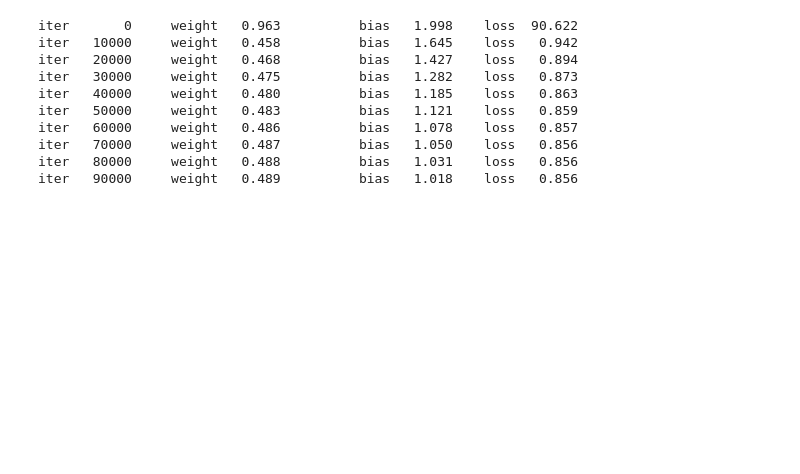
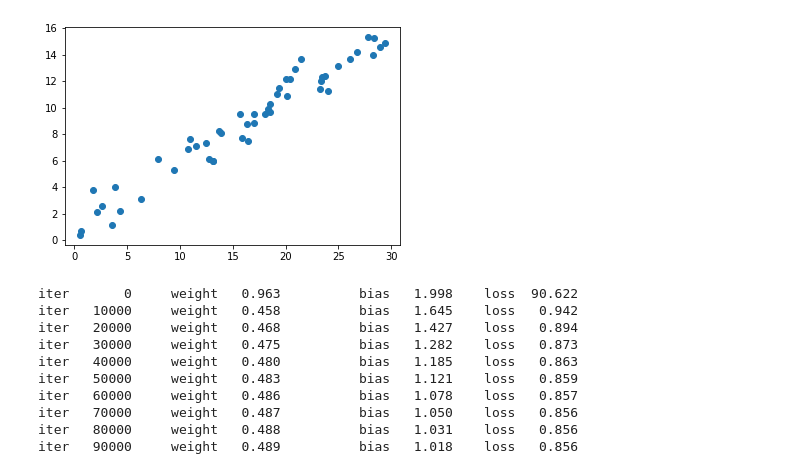
Before and after one commit to waitingcheung/PyML, a Jupyter notebook: examples/linear_regression.ipynb, the cells around one changed output. Cells and saved outputs as stored; diff of their text form; code cells hidden in the pictures; blank space fills up the shorter version.

```diff
--- a/examples/linear_regression.ipynb
+++ b/examples/linear_regression.ipynb
@@ -19,3 +19,8 @@ y = 0.5 * x + 1.0 + np.random.normal(size=x.shape)
+# %%
+plt.scatter(X, y)
+plt.show()
+# %% [output]
+[figure, added]
 # %%
 # create a linear regression model
 model = LinearRegression(verbose=True)
```
Also changed, not shown: parts of 4 cells of this notebook, 1 other file.
